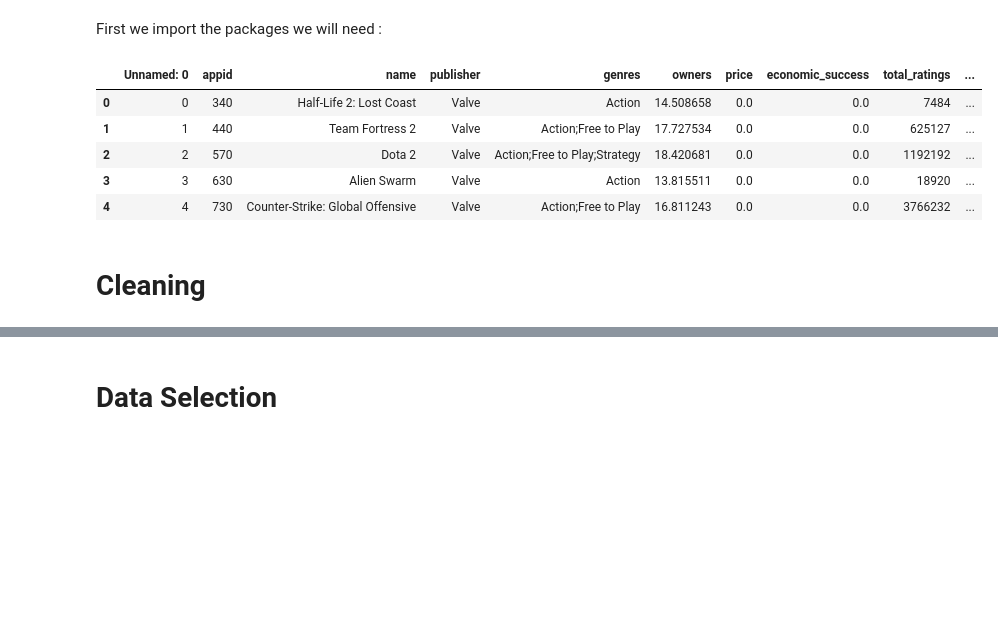
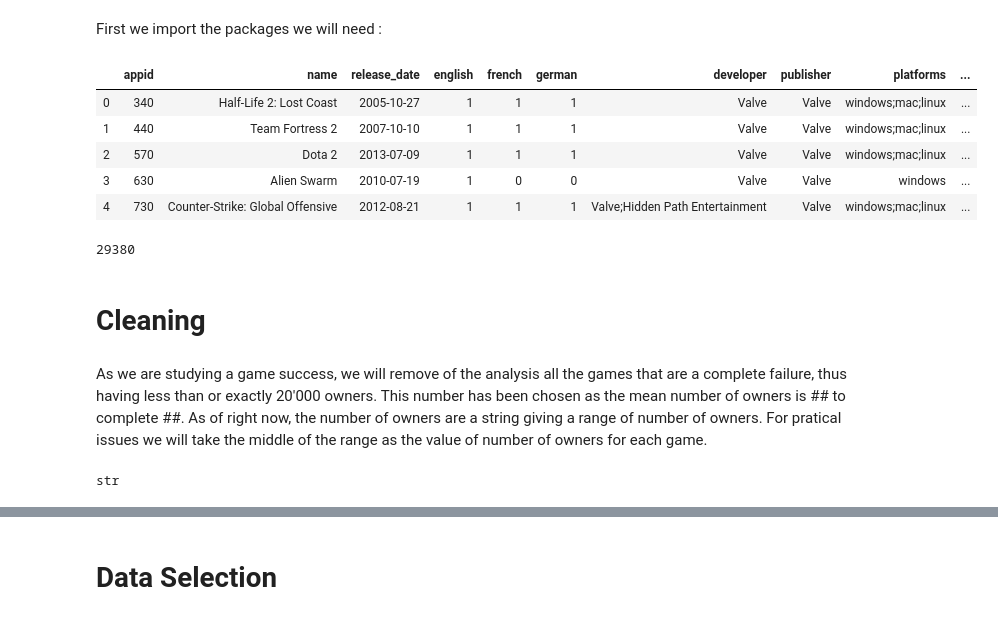
Before and after one commit to mikehdr/ntds_2019_team21, a Jupyter notebook: 5-exploitation.ipynb, the cells around one changed output, grey strips where cells are left out. Drawn from its saved outputs; the diff is of its cells as text; code cells hidden in the pictures; blank space fills up the shorter version.

```diff
--- a/5-exploitation.ipynb
+++ b/5-exploitation.ipynb
@@ -30,14 +30,24 @@ pd.set_option("max_columns", 100)
 plt.style.use('default')
 plt.rcdefaults()
 # %%
-pd_data =pd.read_csv('./data/final_clean_data.csv')
+pd_data =pd.read_csv('./data/steam_clean.csv')
 pd_data.head()
 # %% [output]
-|  | Unnamed: 0 | appid | name | publisher | genres | owners | price | economic_success | total_ratings | ... |
-| 0 | 0 | 340 | Half-Life 2: Lost Coast | Valve | Action | 14.508658 | 0.0 | 0.0 | 7484 | ... |
-| 1 | 1 | 440 | Team Fortress 2 | Valve | Action;Free to Play | 17.727534 | 0.0 | 0.0 | 625127 | ... |
-| 2 | 2 | 570 | Dota 2 | Valve | Action;Free to Play;Strategy | 18.420681 | 0.0 | 0.0 | 1192192 | ... |
-| 3 | 3 | 630 | Alien Swarm | Valve | Action | 13.815511 | 0.0 | 0.0 | 18920 | ... |
-| 4 | 4 | 730 | Counter-Strike: Global Offensive | Valve | Action;Free to Play | 16.811243 | 0.0 | 0.0 | 3766232 | ... |
+|  | appid | name | release_date | english | french | german | developer | publisher | platforms | ... |
+| 0 | 340 | Half-Life 2: Lost Coast | 2005-10-27 | 1 | 1 | 1 | Valve | Valve | windows;mac;linux | ... |
+| 1 | 440 | Team Fortress 2 | 2007-10-10 | 1 | 1 | 1 | Valve | Valve | windows;mac;linux | ... |
+| 2 | 570 | Dota 2 | 2013-07-09 | 1 | 1 | 1 | Valve | Valve | windows;mac;linux | ... |
+| 3 | 630 | Alien Swarm | 2010-07-19 | 1 | 0 | 0 | Valve | Valve | windows | ... |
+| 4 | 730 | Counter-Strike: Global Offensive | 2012-08-21 | 1 | 1 | 1 | Valve;Hidden Path Entertainment | Valve | windows;mac;linux | ... |
+# %%
+len(pd_data.owners)
+# %% [output]
+29380
 # %% [markdown]
 # Cleaning
+# %% [markdown]
+As we are studying a game success, we will remove of the analysis all the games that are a complete failure, thus having less than or exactly 20'000 owners. This number has been chosen as the mean number of owners is ## to complete ##. As of right now, the number of owners are a string giving a range of number of owners. For pratical issues we will take the middle of the range as the value of number of owners for each game.
+# %%
+type(pd_data.owners[1])
+# %% [output]
+str
```
Also changed, not shown: parts of 11 cells of this notebook.
